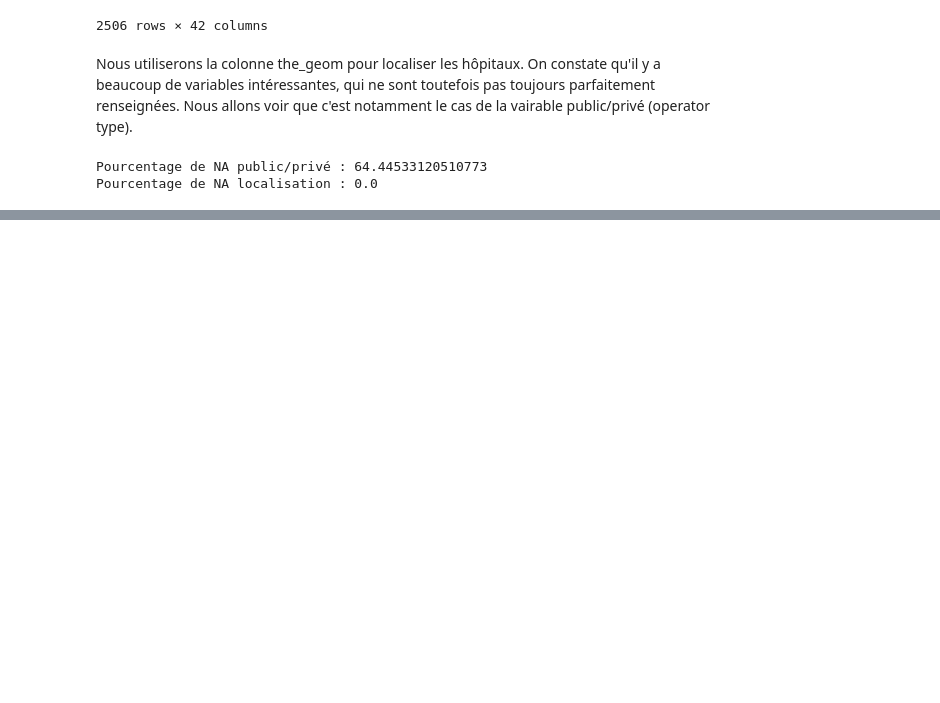
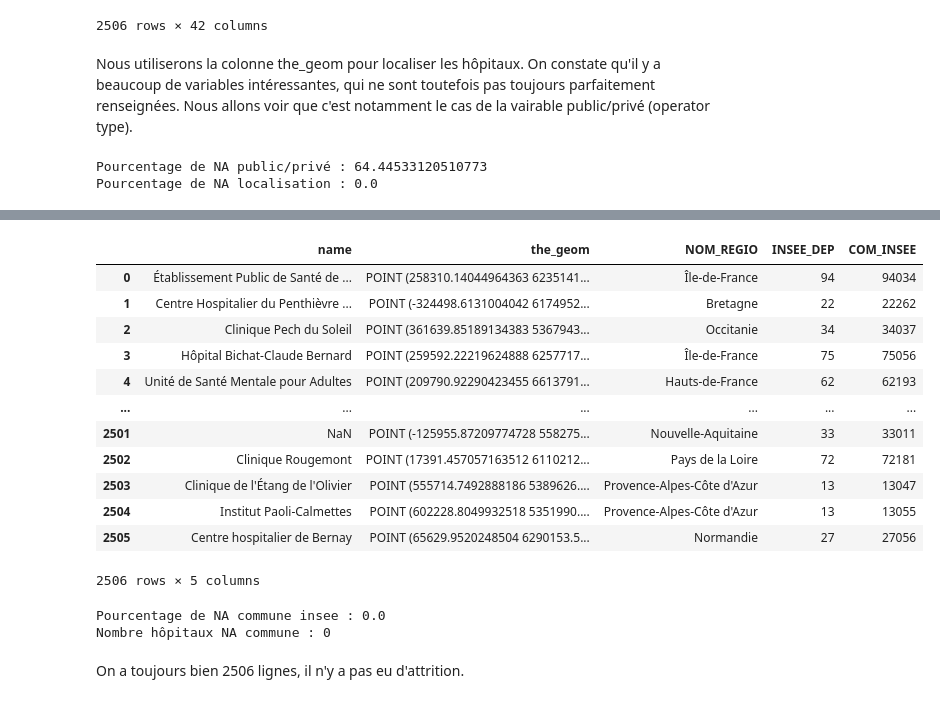
Before and after one commit to amauplot/github_killer, a Jupyter notebook: geo_to_city.ipynb, the cells around one changed output, grey strips where cells are left out. Saved outputs shown, nothing was run; the diff lists cells and outputs as text; code cells hidden in the pictures; blank space fills up the shorter version.

```diff
--- a/geo_to_city.ipynb
+++ b/geo_to_city.ipynb
@@ -106,0 +150,11 @@ Pourcentage de NA localisation : 0.0
+# %%
+# Téléchargement de la France entière (via Cartiflette)
+communes_borders = carti_download(
+    crs=4326,
+    values="France",
+    borders="COMMUNE",
+    vectorfile_format="geojson",
+    filter_by="FRANCE_ENTIERE_DROM_RAPPROCHES",
+    source="EXPRESS-COG-CARTO-TERRITOIRE",
+    year=2022
+)
@@ -106,0 +199,10 @@ Pourcentage de NA localisation : 0.0
+# %%
+# A - Récupération du nom de la région
+resultat['NOM_REGIO'] = resultat['LIBELLE_REGION']
+
+# B - Renommage du code INSEE communal
+resultat = resultat.rename(
+    columns={'INSEE_COM': 'COM_INSEE'}
+)
+
+display(resultat[['name','NOM_REGIO', 'INSEE_REG', 'COM_INSEE']].sample(10))
@@ -106,0 +231,24 @@ Pourcentage de NA localisation : 0.0
+# %%
+#Affichage des résultats
+
+display(resultat[['name', 'the_geom', 'NOM_REGIO', 'INSEE_DEP', 'COM_INSEE']])
+print("Pourcentage de NA commune insee :", resultat['COM_INSEE'].isna().mean() * 100)
+print("Nombre hôpitaux NA commune :", resultat['COM_INSEE'].isna().sum())
+# %% [output]
+|  | name | the_geom | NOM_REGIO | INSEE_DEP | COM_INSEE |
+| 0 | Établissement Public de Santé de ... | POINT (258310.14044964363 6235141... | Île-de-France | 94 | 94034 |
+| 1 | Centre Hospitalier du Penthièvre ... | POINT (-324498.6131004042 6174952... | Bretagne | 22 | 22262 |
+| 2 | Clinique Pech du Soleil | POINT (361639.85189134383 5367943... | Occitanie | 34 | 34037 |
+| 3 | Hôpital Bichat-Claude Bernard | POINT (259592.22219624888 6257717... | Île-de-France | 75 | 75056 |
+| 4 | Unité de Santé Mentale pour Adultes | POINT (209790.92290423455 6613791... | Hauts-de-France | 62 | 62193 |
+| ... | ... | ... | ... | ... | ... |
+| 2501 | NaN | POINT (-125955.87209774728 558275... | Nouvelle-Aquitaine | 33 | 33011 |
+| 2502 | Clinique Rougemont | POINT (17391.457057163512 6110212... | Pays de la Loire | 72 | 72181 |
+| 2503 | Clinique de l'Étang de l'Olivier | POINT (555714.7492888186 5389626.... | Provence-Alpes-Côte d'Azur | 13 | 13047 |
+| 2504 | Institut Paoli-Calmettes | POINT (602228.8049932518 5351990.... | Provence-Alpes-Côte d'Azur | 13 | 13055 |
+| 2505 | Centre hospitalier de Bernay | POINT (65629.9520248504 6290153.5... | Normandie | 27 | 27056 |
+2506 rows × 5 columns
+Pourcentage de NA commune insee : 0.0
+Nombre hôpitaux NA commune : 0
+# %% [markdown]
+On a toujours bien 2506 lignes, il n'y a pas eu d'attrition.
```
Also changed, not shown: parts of 16 cells of this notebook, 1 other file.
